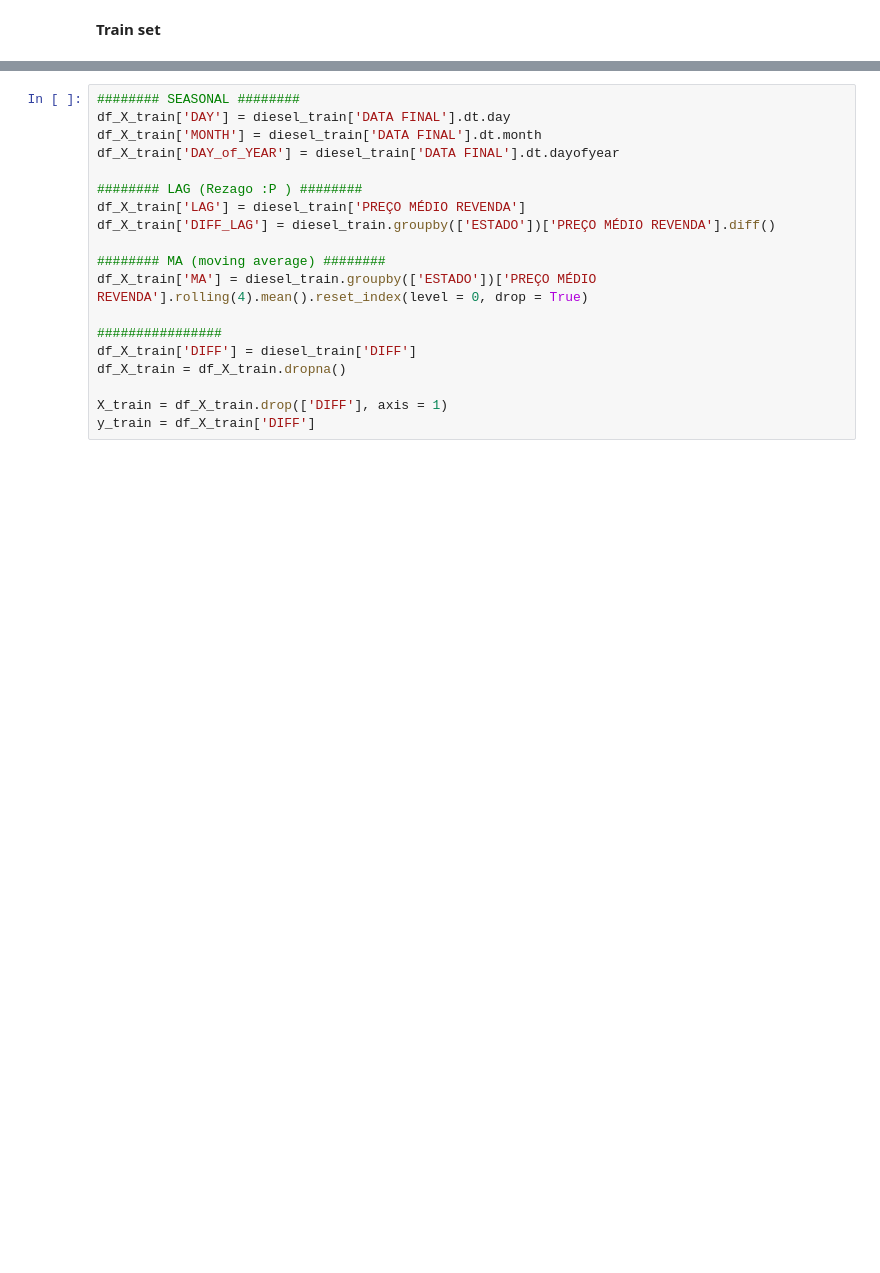
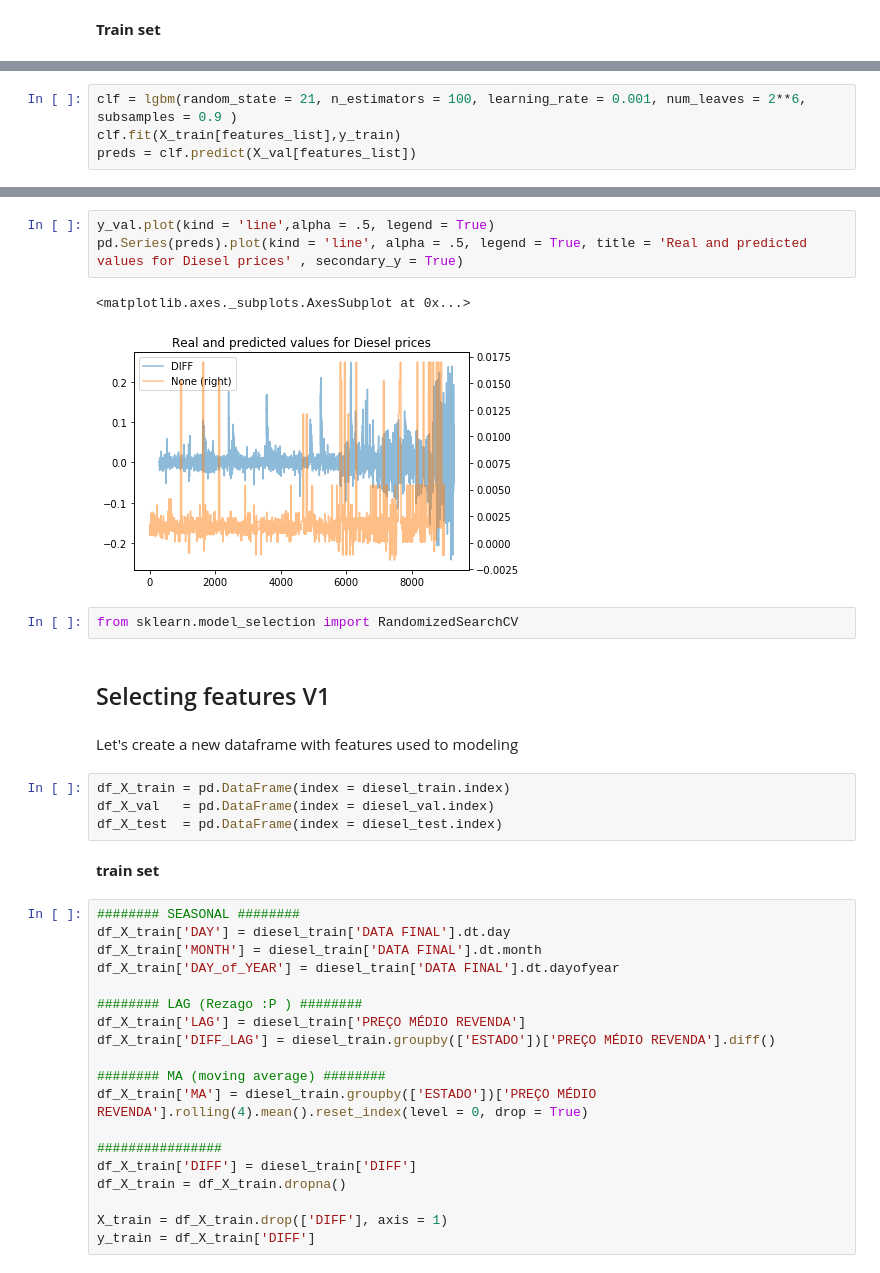
Before and after one commit to dianamenesesg/DS_Projects, a Jupyter notebook: Gas_Prices_TS/Diesel_Prices.ipynb, the cells around one changed output, grey strips where cells are left out. Saved outputs shown, nothing was run; the diff lists cells and outputs as text; blank space fills up the shorter version.

```diff
--- a/Gas_Prices_TS/Diesel_Prices.ipynb
+++ b/Gas_Prices_TS/Diesel_Prices.ipynb
@@ -92,0 +331,4 @@ df_X_test  = pd.DataFrame(index = diesel_test.index)
+# %%
+clf = lgbm(random_state = 21, n_estimators = 100, learning_rate = 0.001, num_leaves = 2**6, subsamples = 0.9 )
+clf.fit(X_train[features_list],y_train)
+preds = clf.predict(X_val[features_list])
@@ -93,3 +341,21 @@ df_X_test  = pd.DataFrame(index = diesel_test.index)
+# %%
+y_val.plot(kind = 'line',alpha = .5, legend = True)
+pd.Series(preds).plot(kind = 'line', alpha = .5, legend = True, title = 'Real and predicted values for Diesel prices' , secondary_y = True)
+# %% [output]
+<matplotlib.axes._subplots.AxesSubplot at 0x...>
+[figure, added]
+# %%
+from sklearn.model_selection import RandomizedSearchCV
+# %% [markdown]
+## Selecting features V1
+# %% [markdown]
+Let's create a new dataframe with features used to modeling
+# %%
+df_X_train = pd.DataFrame(index = diesel_train.index)
+df_X_val   = pd.DataFrame(index = diesel_val.index)
+df_X_test  = pd.DataFrame(index = diesel_test.index)
+# %% [markdown]
+**train set**
 # %%
 ######## SEASONAL ########
 df_X_train['DAY'] = diesel_train['DATA FINAL'].dt.day
```
Also changed, not shown: parts of 28 cells of this notebook.
